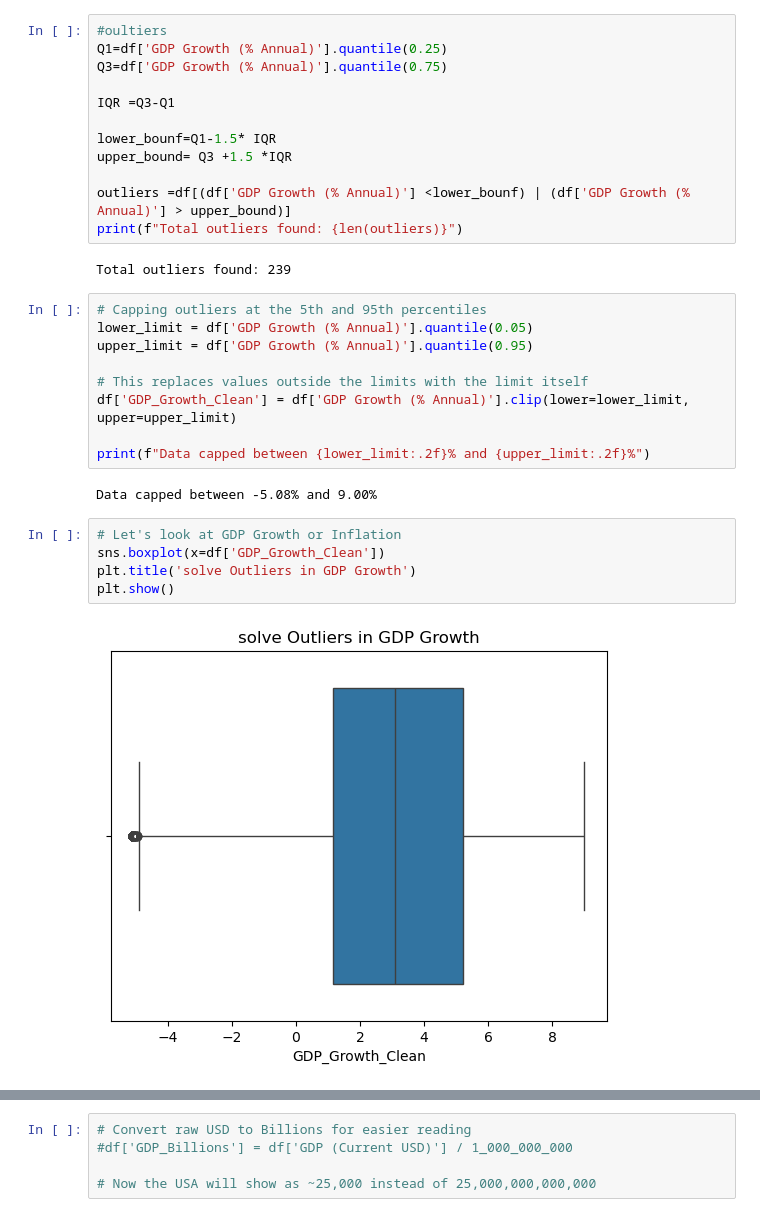
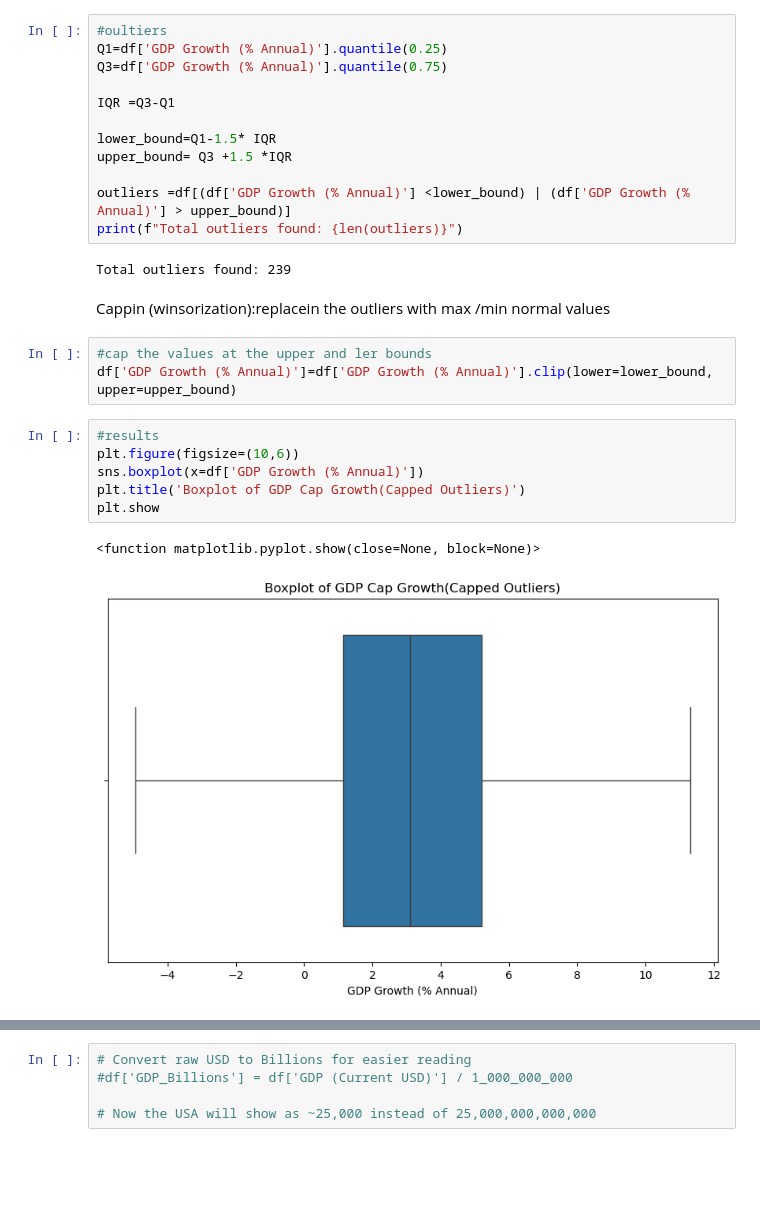
Before and after one commit to abelcholfavour/money_talks_with_Abba, a Jupyter notebook: world_bank.ipynb, the cells around one changed output, grey strips where cells are left out. Cells and saved outputs as stored; diff of their text form; blank space fills up the shorter version.

Commit message:
complete data cleaning stage

```diff
--- a/world_bank.ipynb
+++ b/world_bank.ipynb
@@ -171,28 +171,24 @@ Q3=df['GDP Growth (% Annual)'].quantile(0.75)
 
 IQR =Q3-Q1
 
-lower_bounf=Q1-1.5* IQR
+lower_bound=Q1-1.5* IQR
 upper_bound= Q3 +1.5 *IQR
 
-outliers =df[(df['GDP Growth (% Annual)'] <lower_bounf) | (df['GDP Growth (% Annual)'] > upper_bound)]
+outliers =df[(df['GDP Growth (% Annual)'] <lower_bound) | (df['GDP Growth (% Annual)'] > upper_bound)]
 print(f"Total outliers found: {len(outliers)}")
 # %% [output]
 Total outliers found: 239
-# %%
-# Capping outliers at the 5th and 95th percentiles
-lower_limit = df['GDP Growth (% Annual)'].quantile(0.05)
-upper_limit = df['GDP Growth (% Annual)'].quantile(0.95)
-
-# This replaces values outside the limits with the limit itself
-df['GDP_Growth_Clean'] = df['GDP Growth (% Annual)'].clip(lower=lower_limit, upper=upper_limit)
-
-print(f"Data capped between {lower_limit:.2f}% and {upper_limit:.2f}%")
-# %% [output]
-Data capped between -5.08% and 9.00%
-# %%
-# Let's look at GDP Growth or Inflation
-sns.boxplot(x=df['GDP_Growth_Clean'])
-plt.title('solve Outliers in GDP Growth')
-plt.show()
-# %% [output]
-[figure, removed]
+# %% [markdown]
+Cappin (winsorization):replacein the outliers with max /min normal values
+# %%
+#cap the values at the upper and ler bounds
+df['GDP Growth (% Annual)']=df['GDP Growth (% Annual)'].clip(lower=lower_bound, upper=upper_bound)
+# %%
+#results
+plt.figure(figsize=(10,6))
+sns.boxplot(x=df['GDP Growth (% Annual)'])
+plt.title('Boxplot of GDP Cap Growth(Capped Outliers)')
+plt.show
+# %% [output]
+<function matplotlib.pyplot.show(close=None, block=None)>
+[figure, added]
```
Also changed, not shown: parts of 9 cells of this notebook.
